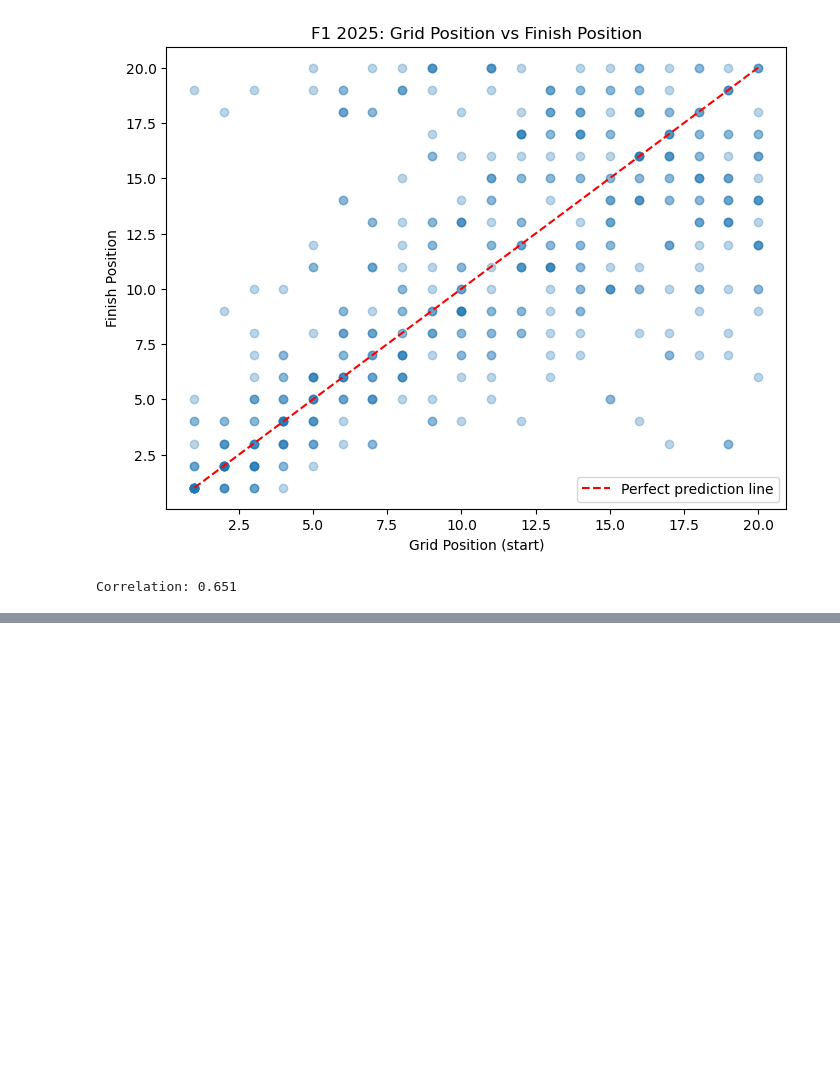
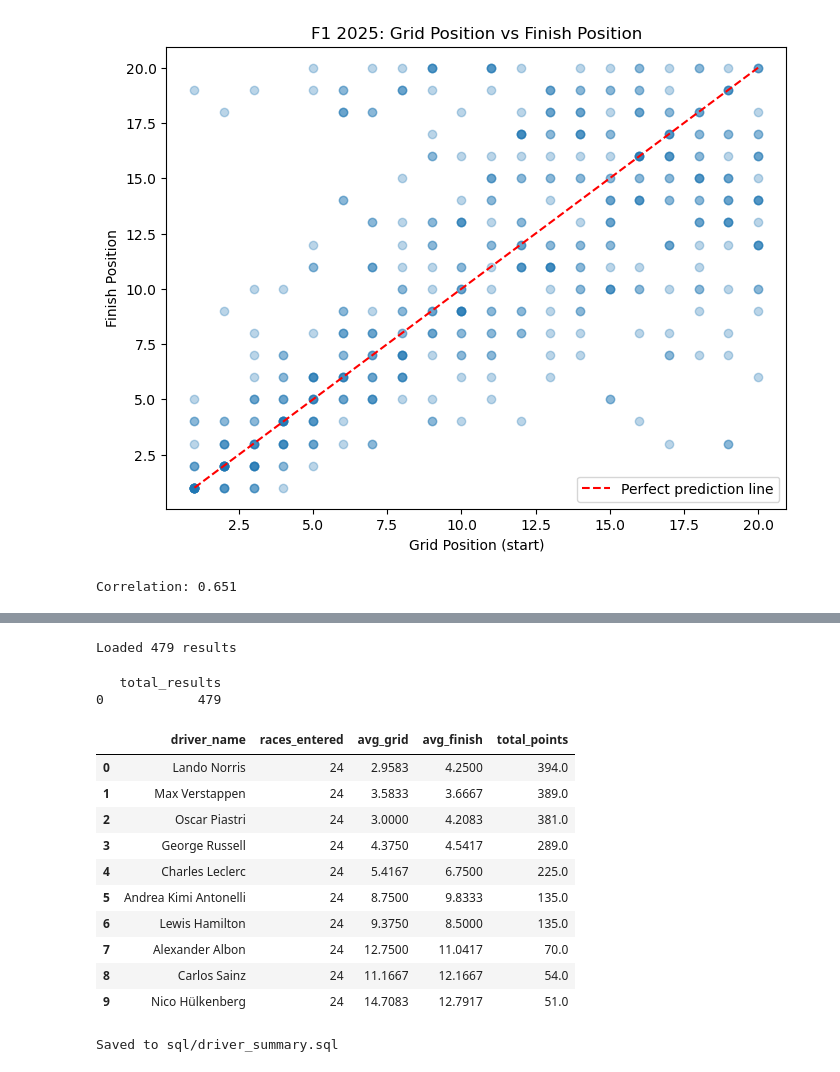
Before and after one commit to 0786yk-tech/f1-race-predictor, a Jupyter notebook: notebooks/01_data_extraction.ipynb, the cells around one changed output, grey strips where cells are left out. Cells and saved outputs as stored; diff of their text form; code cells hidden in the pictures; blank space fills up the shorter version.

Commit message:
Load data into MySQL, add driver summary query, update README

```diff
--- a/notebooks/01_data_extraction.ipynb
+++ b/notebooks/01_data_extraction.ipynb
@@ -244,0 +257,12 @@ Correlation: 0.651
+# %%
+import sys
+sys.path.append('..')
+from config import DB_USER, DB_PASSWORD, DB_HOST, DB_PORT, DB_NAME
+from sqlalchemy import create_engine
+
+engine = create_engine(
+    f"mysql+mysqlconnector://{DB_USER}:{DB_PASSWORD}@{DB_HOST}:{DB_PORT}/{DB_NAME}"
+)
+
+with engine.connect() as conn:
+    print("Connected successfully!")
@@ -244,0 +361,64 @@ Correlation: 0.651
+# %%
+results_to_load = results_df[['race_id', 'driver_id', 'grid_position', 'finish_position', 'points']]
+
+results_to_load.to_sql('results', con=engine, if_exists='append', index=False)
+print(f"Loaded {len(results_to_load)} results")
+# %% [output]
+Loaded 479 results
+# %%
+check = pd.read_sql("""
+    SELECT COUNT(*) AS total_results
+    FROM results
+""", con=engine)
+print(check)
+# %% [output]
+   total_results
+0            479
+# %%
+query = """
+SELECT
+    d.driver_name,
+    COUNT(*) AS races_entered,
+    AVG(r.grid_position) AS avg_grid,
+    AVG(r.finish_position) AS avg_finish,
+    SUM(r.points) AS total_points
+FROM results r
+JOIN drivers d ON r.driver_id = d.driver_id
+GROUP BY d.driver_name
+ORDER BY total_points DESC
+"""
+
+driver_summary = pd.read_sql(query, con=engine)
+driver_summary.head(10)
+# %% [output]
+|  | driver_name | races_entered | avg_grid | avg_finish | total_points |
+| 0 | Lando Norris | 24 | 2.9583 | 4.2500 | 394.0 |
+| 1 | Max Verstappen | 24 | 3.5833 | 3.6667 | 389.0 |
+| 2 | Oscar Piastri | 24 | 3.0000 | 4.2083 | 381.0 |
+| 3 | George Russell | 24 | 4.3750 | 4.5417 | 289.0 |
+| 4 | Charles Leclerc | 24 | 5.4167 | 6.7500 | 225.0 |
+| 5 | Andrea Kimi Antonelli | 24 | 8.7500 | 9.8333 | 135.0 |
+| 6 | Lewis Hamilton | 24 | 9.3750 | 8.5000 | 135.0 |
+| 7 | Alexander Albon | 24 | 12.7500 | 11.0417 | 70.0 |
+| 8 | Carlos Sainz | 24 | 11.1667 | 12.1667 | 54.0 |
+| 9 | Nico Hülkenberg | 24 | 14.7083 | 12.7917 | 51.0 |
+# %%
+query_text = """-- Driver season summary: qualifying vs race performance
+SELECT
+    d.driver_name,
+    COUNT(*) AS races_entered,
+    AVG(r.grid_position) AS avg_grid,
+    AVG(r.finish_position) AS avg_finish,
+    SUM(r.points) AS total_points
+FROM results r
+JOIN drivers d ON r.driver_id = d.driver_id
+GROUP BY d.driver_name
+ORDER BY total_points DESC;
+"""
+
+with open('../sql/driver_summary.sql', 'w') as f:
+    f.write(query_text)
+
+print("Saved to sql/driver_summary.sql")
+# %% [output]
+Saved to sql/driver_summary.sql
```
Also changed, not shown: parts of 12 cells of this notebook, 3 other files.
